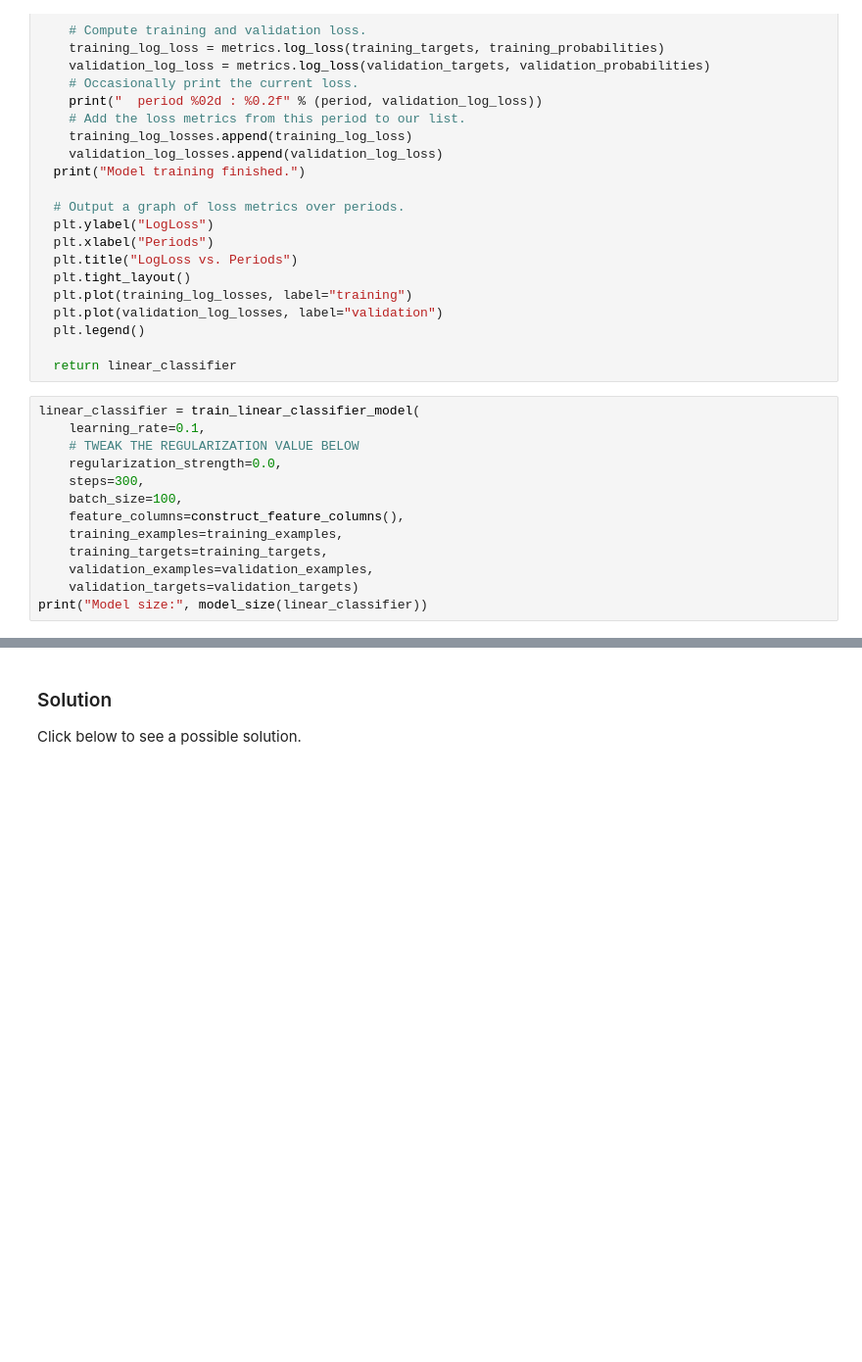
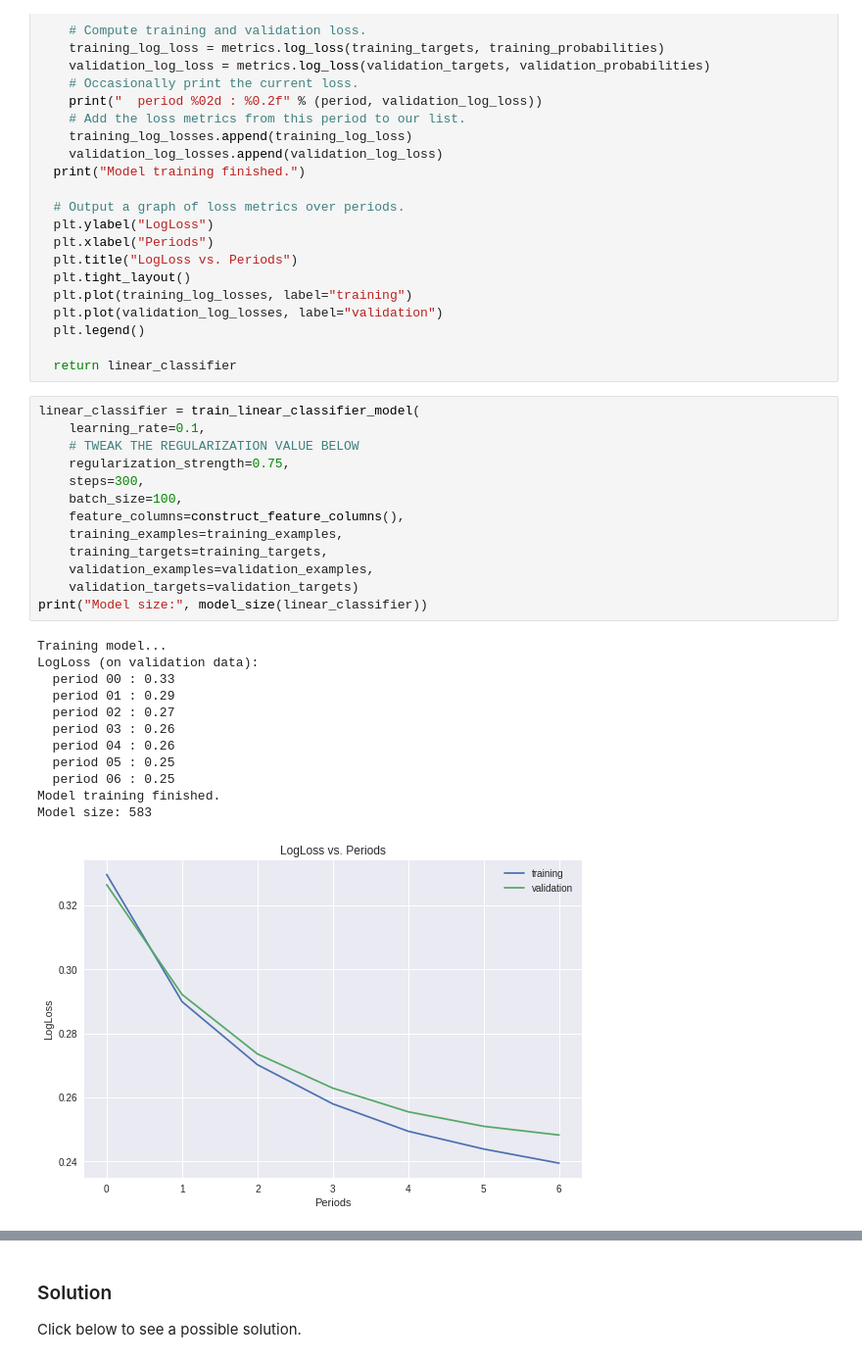
Before and after one commit to steineron/TensowFlowFirstSteps, a Jupyter notebook: sparsity_and_l1_regularization.ipynb, the cells around one changed output, grey strips where cells are left out. Shown: that part at 98% size. Cells and saved outputs as stored; diff of their text form; blank space fills up the shorter version.

```diff
--- a/sparsity_and_l1_regularization.ipynb
+++ b/sparsity_and_l1_regularization.ipynb
@@ -334,13 +375,26 @@ def train_linear_classifier_model(
 # %%
 linear_classifier = train_linear_classifier_model(
     learning_rate=0.1,
     # TWEAK THE REGULARIZATION VALUE BELOW
-    regularization_strength=0.0,
+    regularization_strength=0.75,
     steps=300,
     batch_size=100,
     feature_columns=construct_feature_columns(),
     training_examples=training_examples,
     training_targets=training_targets,
     validation_examples=validation_examples,
     validation_targets=validation_targets)
 print("Model size:", model_size(linear_classifier))
+# %% [output]
+Training model...
+LogLoss (on validation data):
+  period 00 : 0.33
+  period 01 : 0.29
+  period 02 : 0.27
+  period 03 : 0.26
+  period 04 : 0.26
+  period 05 : 0.25
+  period 06 : 0.25
+Model training finished.
+Model size: 583
+[figure, added]
```
Also changed, not shown: parts of 2 cells of this notebook.
